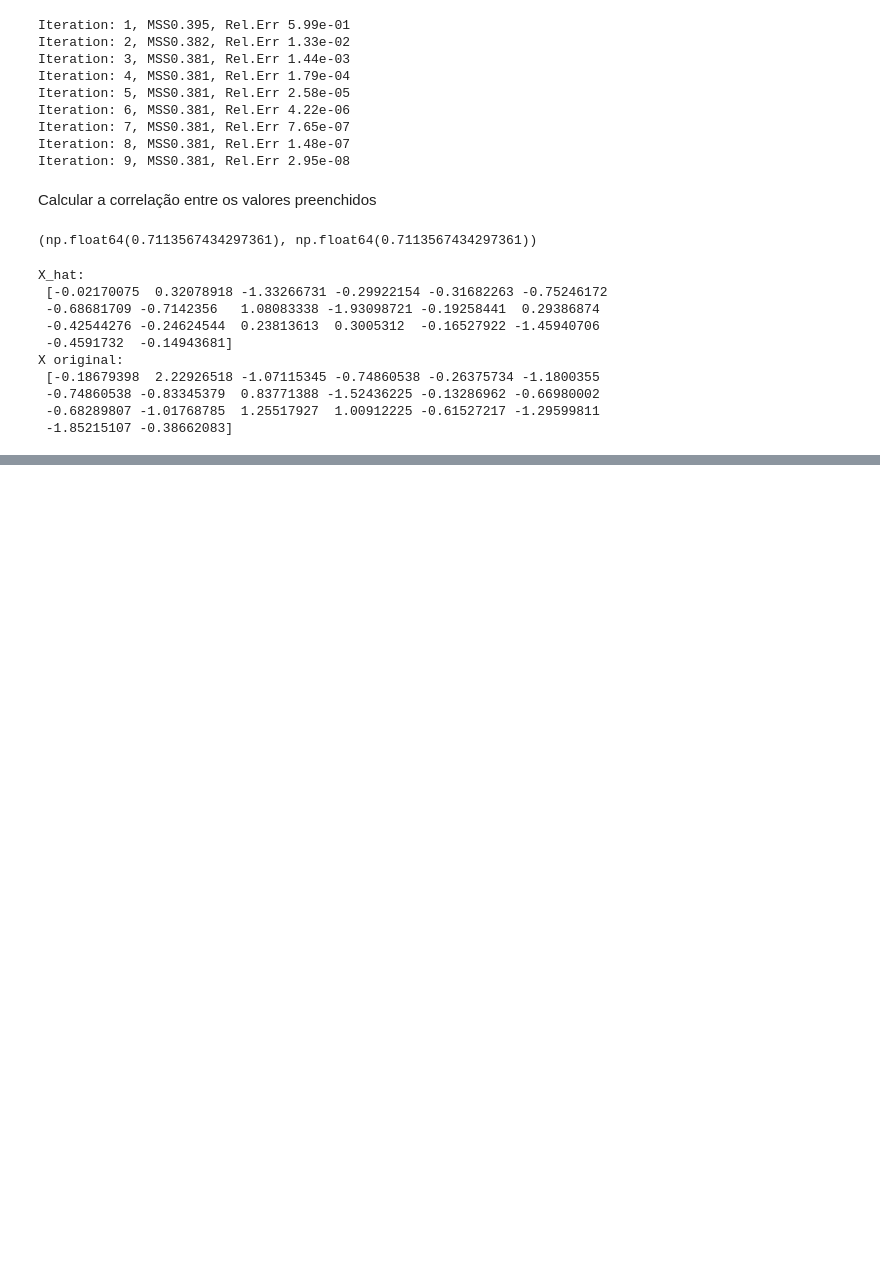
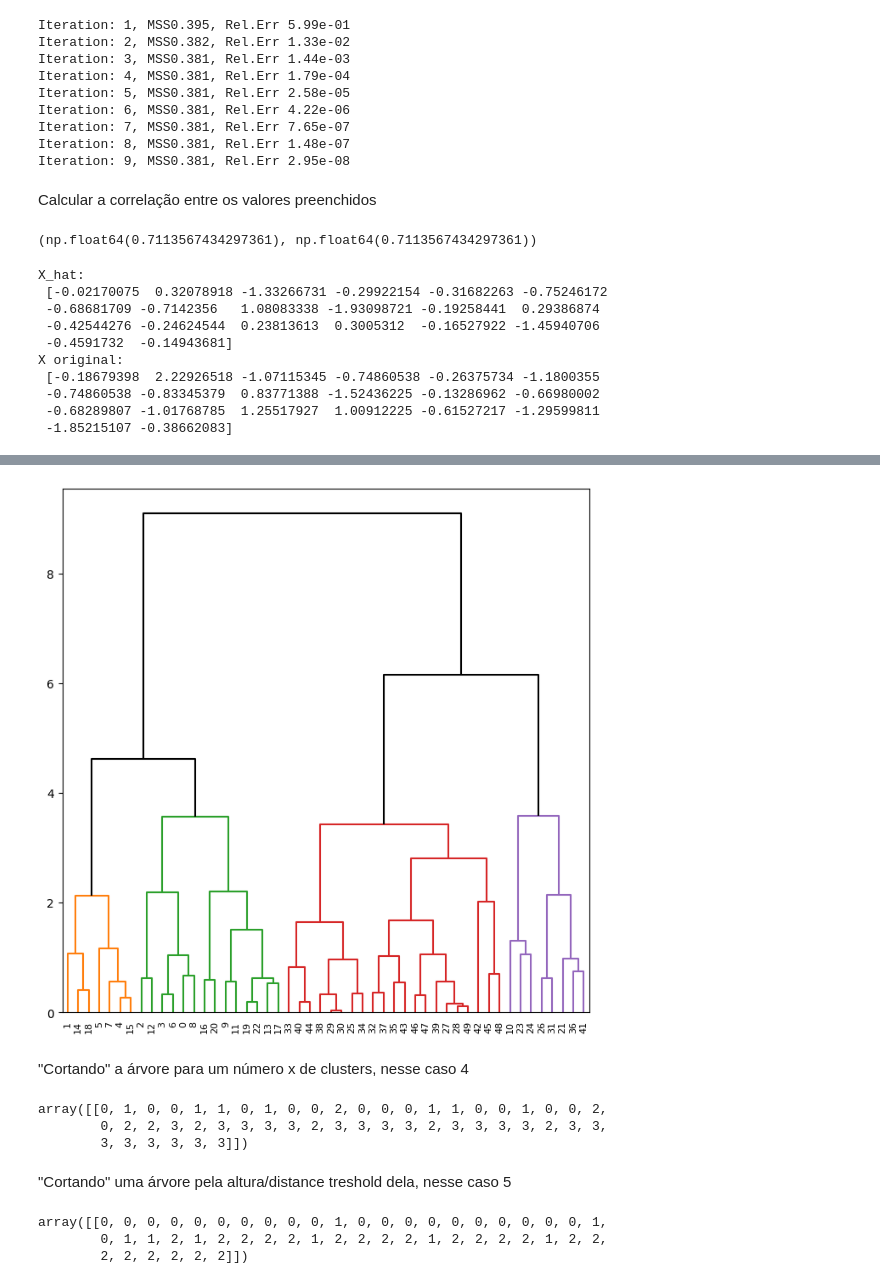
Before and after one commit to oliveira-silva-lucas/ISLP, a Jupyter notebook: Cap_12_Unsupervised_Learning/lab_12.ipynb, the cells around one changed output, grey strips where cells are left out. Saved outputs shown, nothing was run; the diff lists cells and outputs as text; code cells hidden in the pictures; blank space fills up the shorter version.

```diff
--- a/Cap_12_Unsupervised_Learning/lab_12.ipynb
+++ b/Cap_12_Unsupervised_Learning/lab_12.ipynb
@@ -376,0 +479,21 @@ X original:
+# %%
+fig, ax = plt.subplots(1,1,figsize=(8,8))
+dendrogram(linkage_comp, ax=ax, color_threshold=4, above_threshold_color='black');
+# %% [output]
+[figure, added]
+# %% [markdown]
+"Cortando" a árvore para um número x de clusters, nesse caso 4
+# %%
+cut_tree(linkage_comp, n_clusters=4).T
+# %% [output]
+array([[0, 1, 0, 0, 1, 1, 0, 1, 0, 0, 2, 0, 0, 0, 1, 1, 0, 0, 1, 0, 0, 2,
+        0, 2, 2, 3, 2, 3, 3, 3, 3, 2, 3, 3, 3, 3, 2, 3, 3, 3, 3, 2, 3, 3,
+        3, 3, 3, 3, 3, 3]])
+# %% [markdown]
+"Cortando" uma árvore pela altura/distance treshold dela, nesse caso 5
+# %%
+cut_tree(linkage_comp, height=5).T
+# %% [output]
+array([[0, 0, 0, 0, 0, 0, 0, 0, 0, 0, 1, 0, 0, 0, 0, 0, 0, 0, 0, 0, 0, 1,
+        0, 1, 1, 2, 1, 2, 2, 2, 2, 1, 2, 2, 2, 2, 1, 2, 2, 2, 2, 1, 2, 2,
+        2, 2, 2, 2, 2, 2]])
```
Also changed, not shown: parts of 17 cells of this notebook.
